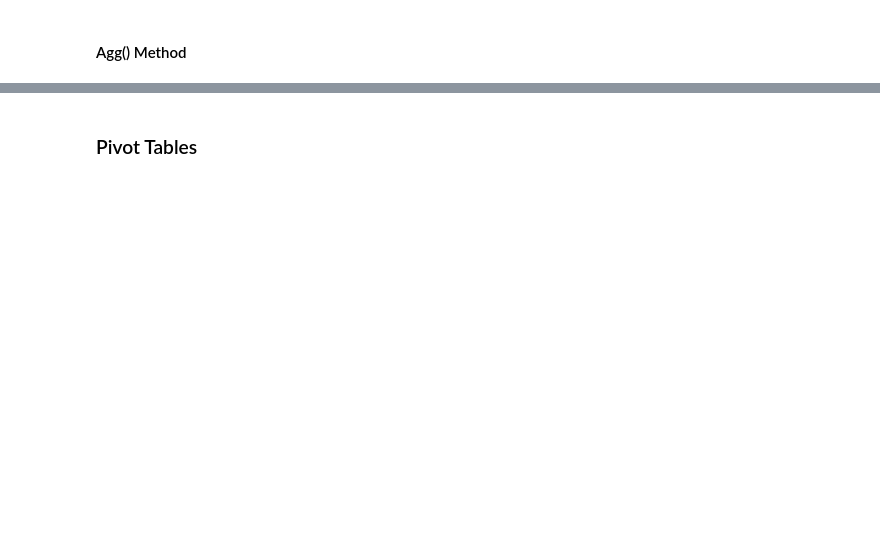
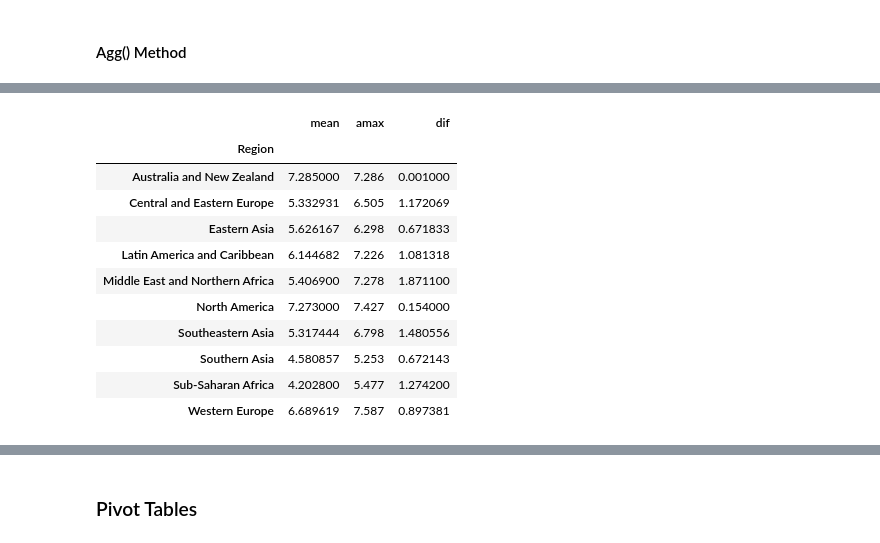
Before and after one commit to icta-tecaji/python-data-analysis-public, a Jupyter notebook: Del_08_Agregacija_združevanje_in_tranformacija_podatkov/08_Agregacija_združevanje_in_tranformacija_podatkov_CLEAN.ipynb, the cells around one changed output, grey strips where cells are left out. Cells and saved outputs as stored; diff of their text form; code cells hidden in the pictures; blank space fills up the shorter version.

```diff
--- a/Del_08_Agregacija_združevanje_in_tranformacija_podatkov/08_Agregacija_združevanje_in_tranformacija_podatkov_CLEAN.ipynb
+++ b/Del_08_Agregacija_združevanje_in_tranformacija_podatkov/08_Agregacija_združevanje_in_tranformacija_podatkov_CLEAN.ipynb
@@ -32,0 +146,18 @@ happiness2015 = pd.read_csv('data/World_Happiness_2015.csv')
+# %%
+def dif(group):
+    return (group.max() - group.mean())
+# %%
+happiness2015.groupby("Region")["Happiness Score"].agg([np.mean, np.max, dif])
+# %% [output]
+|  | mean | amax | dif |
+| Region |  |  |  |
+| Australia and New Zealand | 7.285000 | 7.286 | 0.001000 |
+| Central and Eastern Europe | 5.332931 | 6.505 | 1.172069 |
+| Eastern Asia | 5.626167 | 6.298 | 0.671833 |
+| Latin America and Caribbean | 6.144682 | 7.226 | 1.081318 |
+| Middle East and Northern Africa | 5.406900 | 7.278 | 1.871100 |
+| North America | 7.273000 | 7.427 | 0.154000 |
+| Southeastern Asia | 5.317444 | 6.798 | 1.480556 |
+| Southern Asia | 4.580857 | 5.253 | 0.672143 |
+| Sub-Saharan Africa | 4.202800 | 5.477 | 1.274200 |
+| Western Europe | 6.689619 | 7.587 | 0.897381 |
```
Also changed, not shown: parts of 17 cells of this notebook, 1 other file.
